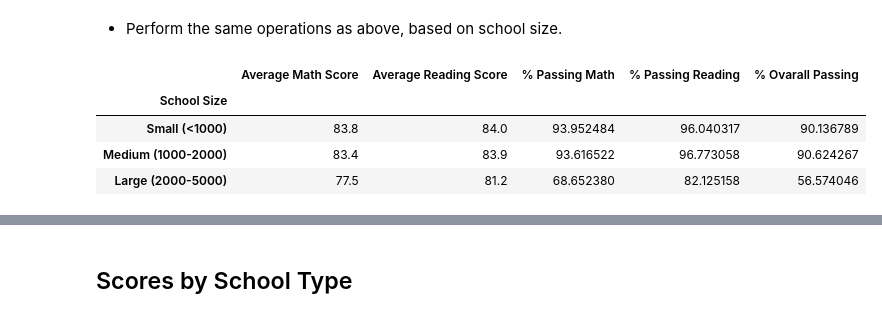
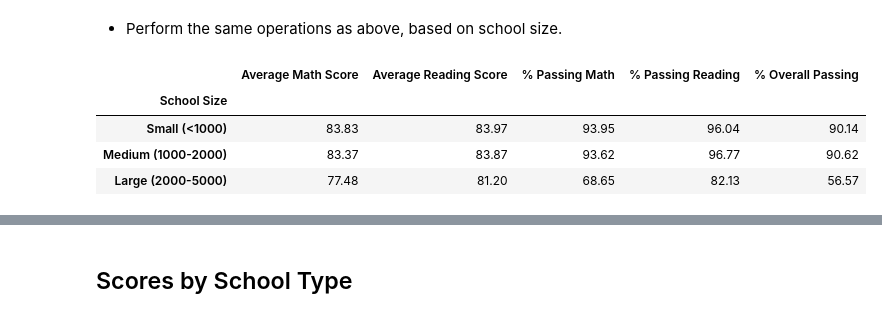
Before and after one commit to paulywog13/pandas-challenge, a Jupyter notebook: PyCitySchools/PyCitySchools_starter.ipynb, the cells around one changed output, grey strips where cells are left out. Saved outputs shown, nothing was run; the diff lists cells and outputs as text; code cells hidden in the pictures.

```diff
--- a/PyCitySchools/PyCitySchools_starter.ipynb
+++ b/PyCitySchools/PyCitySchools_starter.ipynb
@@ -363,33 +354,49 @@ overall_spending
 # %% [markdown]
 * Perform the same operations as above, based on school size.
 # %%
+# define school size ranges
 school_ranges = [0, 999.9, 1999.9, 5000]
+
+# define school size bins
 school_bins = ["Small (<1000)", "Medium (1000-2000)", "Large (2000-5000)"]
+
+# Sort the Students into their School Size Bin
 school_data_complete["School Size"]= pd.cut(school_data_complete["size"], school_ranges, labels= school_bins)
 school_students = school_data_complete.groupby("School Size")
+
+# Calculate the average math and reading scores based on Students sorted Spending Bins
 school_math_avg = school_data_complete.groupby(["School Size"]).mean()["math_score"]
 school_reading_avg = school_data_complete.groupby(["School Size"]).mean()["reading_score"]
-passing_math = school_data_complete[school_data_complete["math_score"]>=70]
+
+# Calculate the percent of Students with passing math or reading scores based on their School Size Bins
 percent_passing_math = school_data_complete[school_data_complete["math_score"]>=70].groupby("School Size")["Student ID"].count()/school_students["Student ID"].count()*100
-passing_reading = school_data_complete[school_data_complete["reading_score"]>=70]
 percent_passing_reading = school_data_complete[school_data_complete["reading_score"]>=70].groupby("School Size")["Student ID"].count()/school_students["Student ID"].count()*100
+
+# Calculate the percent of students with passing math and reading scores based on their School Size Bins
 percent_overall_passing = school_data_complete[(school_data_complete["math_score"]>=70) &
                            (school_data_complete["reading_score"]>=70)].groupby("School Size")["Student ID"].count()/school_students["Student ID"].count()*100
+
+
+# Merge the calculated dataframes above into a master DataFrame to display all data
 size_math_reading = pd.merge(school_math_avg, school_reading_avg, on=["School Size"])
 size_math_reading = size_math_reading.rename(columns = {"math_score": "Average Math Score",
                                                      "reading_score": "Average Reading Score"})
 size_perc_math = pd.merge(size_math_reading, percent_passing_math, on=["School Size"])
 size_perc_math = size_perc_math.rename(columns = {"Student ID": "% Passing Math"})
 size_perc_reading = pd.merge(size_perc_math, percent_passing_reading, on=["School Size"])
 size_perc_reading = size_perc_reading.rename(columns = {"Student ID": "% Passing Reading"})
 size_perc_overall = pd.merge(size_perc_reading, percent_overall_passing, on=["School Size"])
-size_perc_overall = size_perc_overall.rename(columns = {"Student ID": "% Ovarall Passing"})
+size_perc_overall = size_perc_overall.rename(columns = {"Student ID": "% Overall Passing"})
 
-size_perc_overall.style.format({"Average Math Score": '{:.1f}',
-                               "Average Reading Score": '{:.1f}'})
+# update the style format for each value to a rounded number in the display
+size_perc_overall.style.format({"Average Math Score": '{:.2f}',
+                               "Average Reading Score": '{:.2f}',
+                               "% Passing Math": '{:.2f}',
+                               "% Passing Reading": '{:.2f}',
+                               "% Overall Passing": '{:.2f}'})
 # %% [output]
-|  | Average Math Score | Average Reading Score | % Passing Math | % Passing Reading | % Ovarall Passing |
+|  | Average Math Score | Average Reading Score | % Passing Math | % Passing Reading | % Overall Passing |
 | School Size |  |  |  |  |  |
-| Small (<1000) | 83.8 | 84.0 | 93.952484 | 96.040317 | 90.136789 |
-| Medium (1000-2000) | 83.4 | 83.9 | 93.616522 | 96.773058 | 90.624267 |
-| Large (2000-5000) | 77.5 | 81.2 | 68.652380 | 82.125158 | 56.574046 |
+| Small (<1000) | 83.83 | 83.97 | 93.95 | 96.04 | 90.14 |
+| Medium (1000-2000) | 83.37 | 83.87 | 93.62 | 96.77 | 90.62 |
+| Large (2000-5000) | 77.48 | 81.20 | 68.65 | 82.13 | 56.57 |
```
Also changed, not shown: parts of 20 cells of this notebook.
